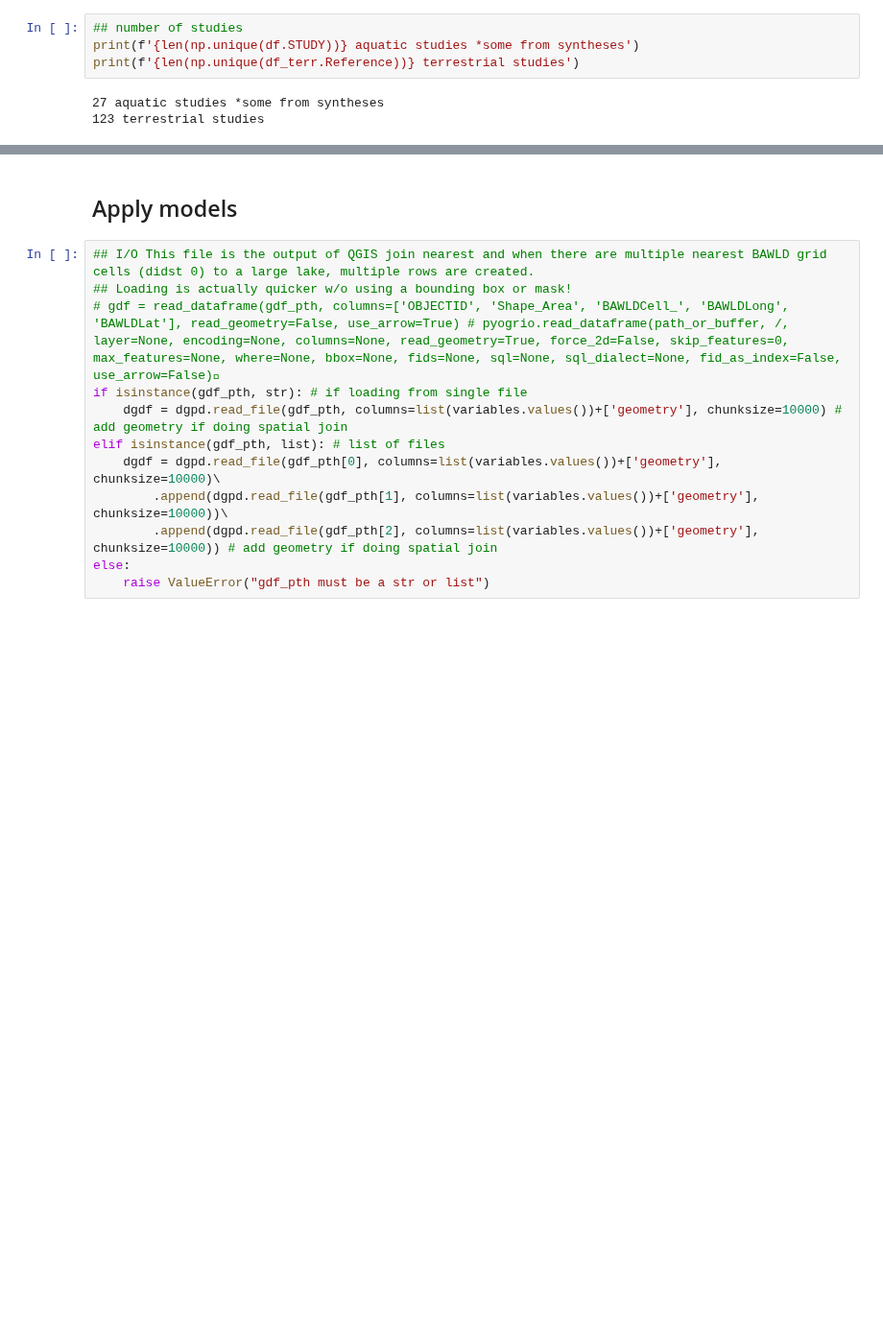
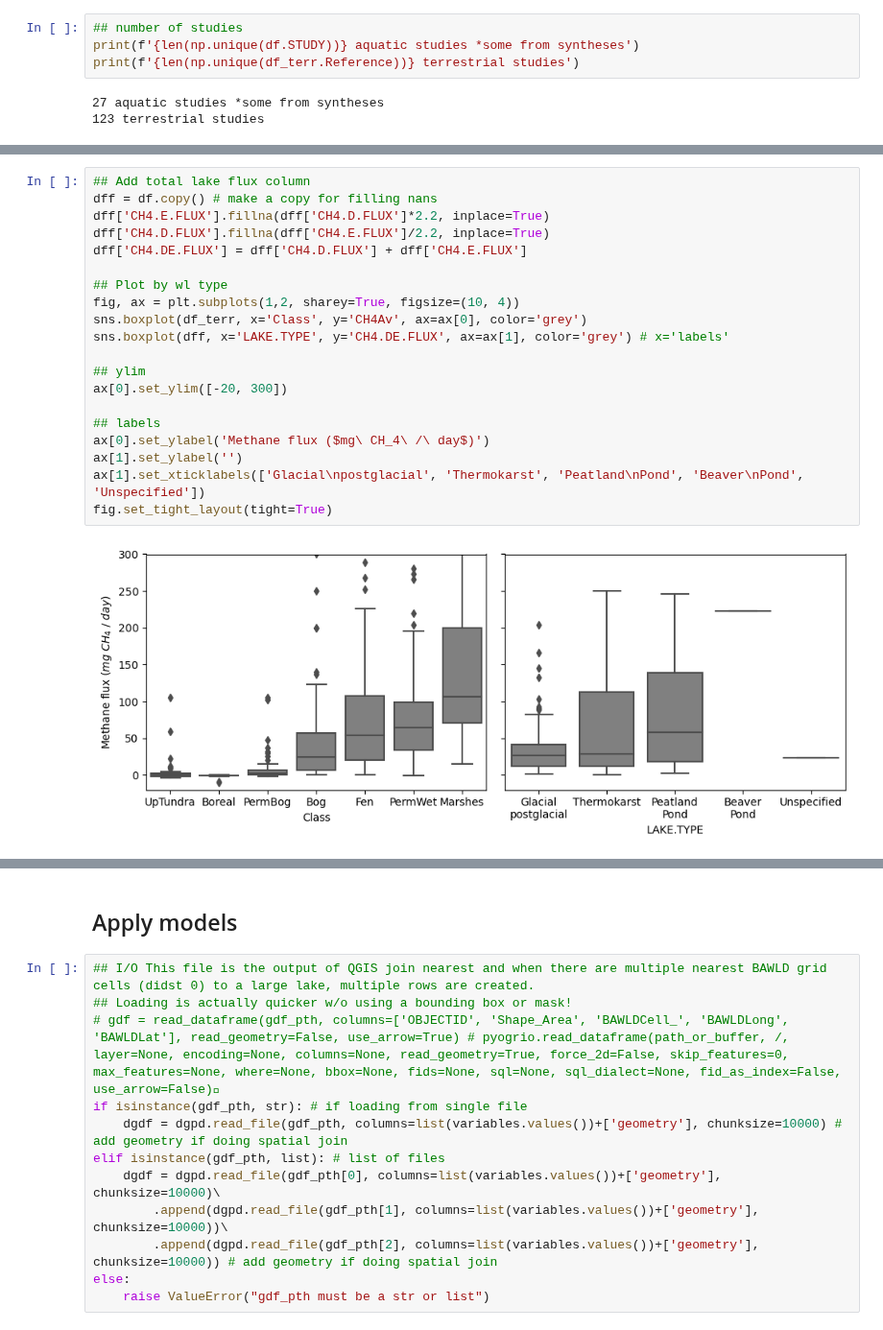
Before and after one commit to ekcomputer/lake-area, a Jupyter notebook: baseline_estimates.ipynb, the cells around one changed output, grey strips where cells are left out. Shown at 96% size. Saved outputs shown, nothing was run; the diff lists cells and outputs as text; blank space fills up the shorter version.

Commit message:
Added more BAWLD plots.

```diff
--- a/baseline_estimates.ipynb
+++ b/baseline_estimates.ipynb
@@ -324,0 +338,22 @@ Flux ratio (Marsh:OW): 4.26
+# %%
+## Add total lake flux column
+dff = df.copy() # make a copy for filling nans
+dff['CH4.E.FLUX'].fillna(dff['CH4.D.FLUX']*2.2, inplace=True)
+dff['CH4.D.FLUX'].fillna(dff['CH4.E.FLUX']/2.2, inplace=True)
+dff['CH4.DE.FLUX'] = dff['CH4.D.FLUX'] + dff['CH4.E.FLUX']
+
+## Plot by wl type
+fig, ax = plt.subplots(1,2, sharey=True, figsize=(10, 4))
+sns.boxplot(df_terr, x='Class', y='CH4Av', ax=ax[0], color='grey')
+sns.boxplot(dff, x='LAKE.TYPE', y='CH4.DE.FLUX', ax=ax[1], color='grey') # x='labels'
+
+## ylim
+ax[0].set_ylim([-20, 300])
+
+## labels
+ax[0].set_ylabel('Methane flux ($mg\ CH_4\ /\ day$)')
+ax[1].set_ylabel('')
+ax[1].set_xticklabels(['Glacial\npostglacial', 'Thermokarst', 'Peatland\nPond', 'Beaver\nPond', 'Unspecified'])
+fig.set_tight_layout(tight=True)
+# %% [output]
+[figure, added]
```
Also changed, not shown: parts of 4 cells of this notebook, 1 other file.
